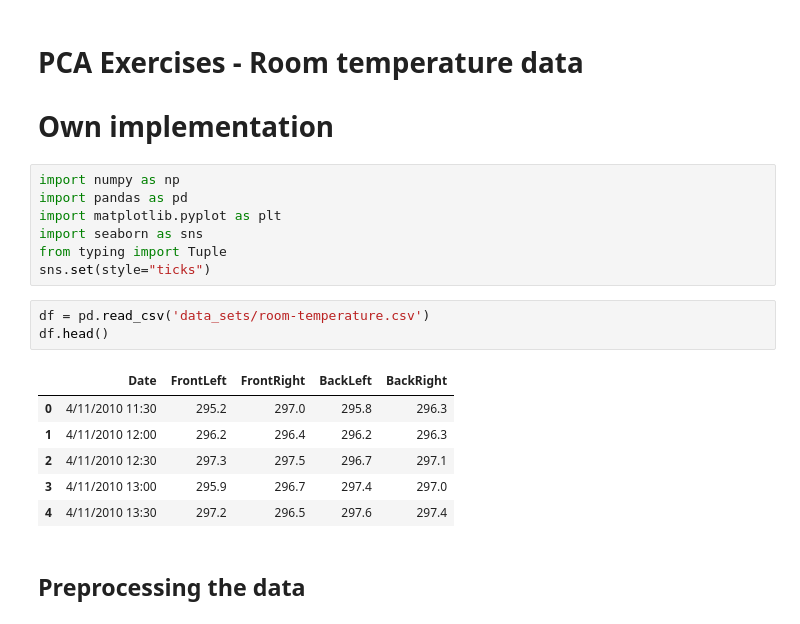
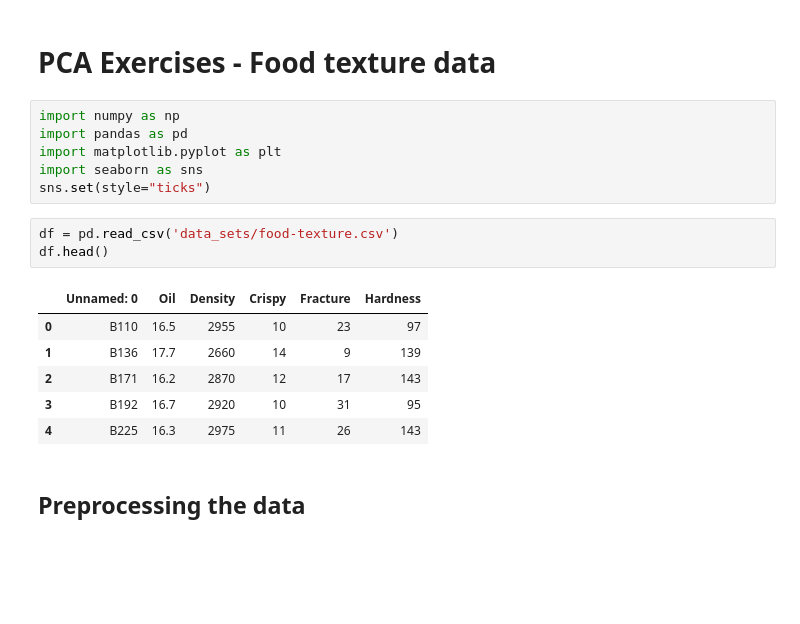
Before and after one commit to jpl126/machine-learning, a Jupyter notebook: PCA/Food_texture.ipynb, the cells around one changed output. Drawn from its saved outputs; the diff is of its cells as text; blank space fills up the shorter version.

```diff
--- a/PCA/Food_texture.ipynb
+++ b/PCA/Food_texture.ipynb
@@ -1,23 +1,21 @@
 # %% [markdown]
-# PCA Exercises - Room temperature data
-# Own implementation
+# PCA Exercises - Food texture data
 # %%
 import numpy as np
 import pandas as pd
 import matplotlib.pyplot as plt
 import seaborn as sns
-from typing import Tuple
 sns.set(style="ticks")
 # %%
-df = pd.read_csv('data_sets/room-temperature.csv')
+df = pd.read_csv('data_sets/food-texture.csv')
 df.head()
 # %% [output]
-|  | Date | FrontLeft | FrontRight | BackLeft | BackRight |
-| 0 | 4/11/2010 11:30 | 295.2 | 297.0 | 295.8 | 296.3 |
-| 1 | 4/11/2010 12:00 | 296.2 | 296.4 | 296.2 | 296.3 |
-| 2 | 4/11/2010 12:30 | 297.3 | 297.5 | 296.7 | 297.1 |
-| 3 | 4/11/2010 13:00 | 295.9 | 296.7 | 297.4 | 297.0 |
-| 4 | 4/11/2010 13:30 | 297.2 | 296.5 | 297.6 | 297.4 |
+|  | Unnamed: 0 | Oil | Density | Crispy | Fracture | Hardness |
+| 0 | B110 | 16.5 | 2955 | 10 | 23 | 97 |
+| 1 | B136 | 17.7 | 2660 | 14 | 9 | 139 |
+| 2 | B171 | 16.2 | 2870 | 12 | 17 | 143 |
+| 3 | B192 | 16.7 | 2920 | 10 | 31 | 95 |
+| 4 | B225 | 16.3 | 2975 | 11 | 26 | 143 |
 # %% [markdown]
 ## Preprocessing the data
 # %%
```
Also changed, not shown: parts of 66 cells of this notebook, 2 other files.
